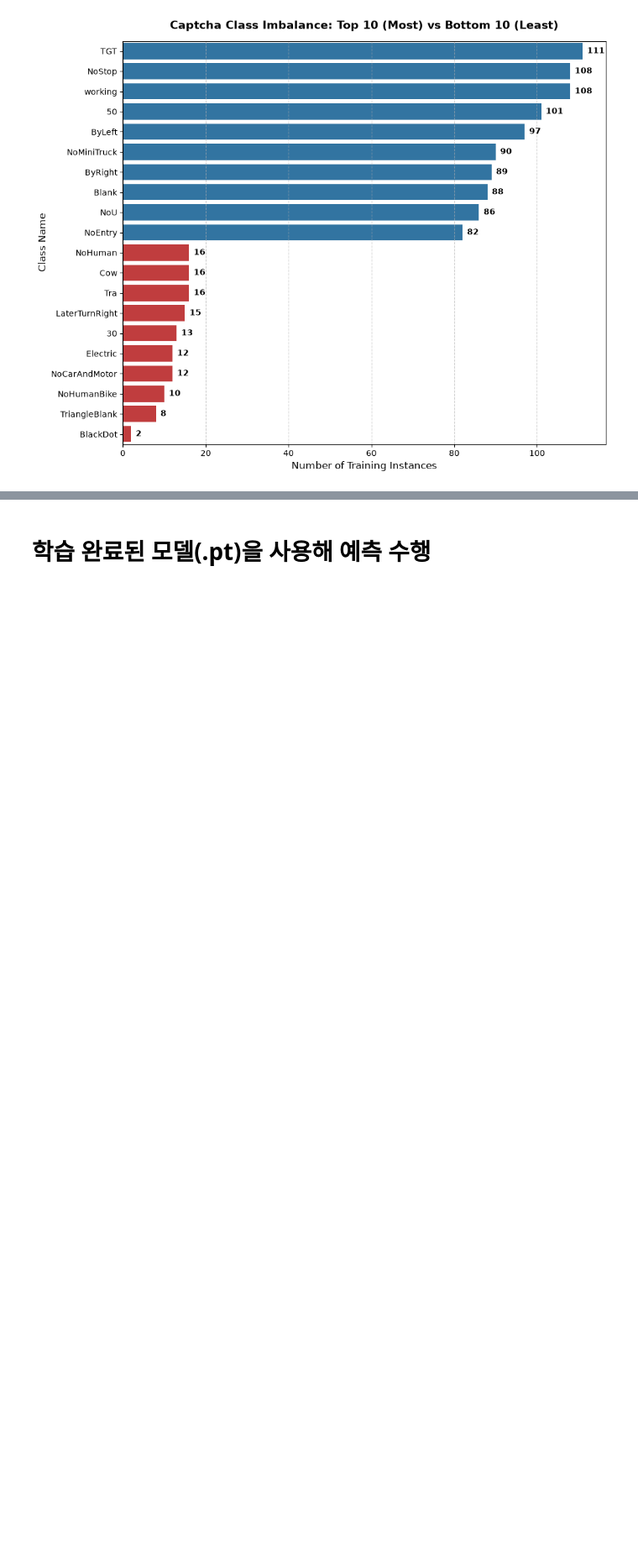
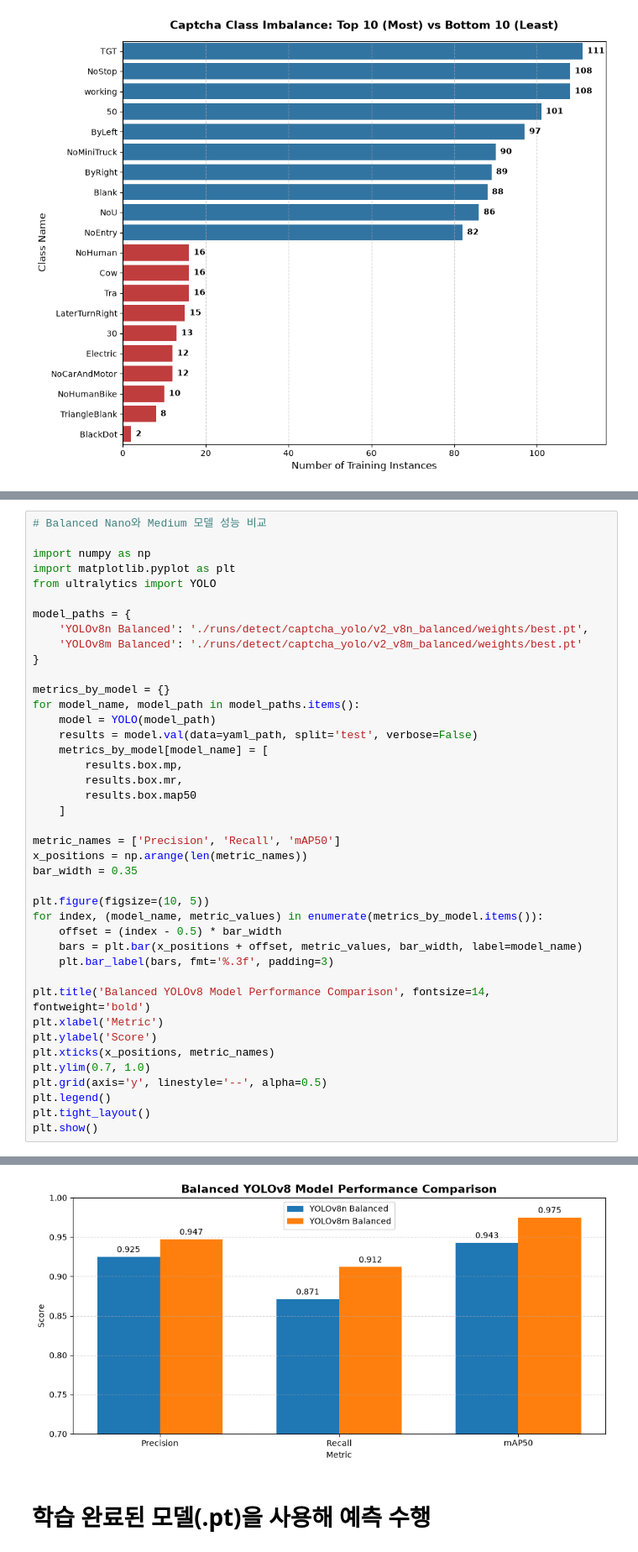
Before and after one commit to SungJin-Park530/DLPRJ, a Jupyter notebook: 박성진_딥러닝프로젝트.ipynb, the cells around one changed output, grey strips where cells are left out. Shown at 84% size. Drawn from its saved outputs; the diff is of its cells as text; blank space fills up the shorter version.

```diff
--- a/박성진_딥러닝프로젝트.ipynb
+++ b/박성진_딥러닝프로젝트.ipynb
@@ -1467,0 +1581,42 @@ Passing `palette` without assigning `hue` is deprecated and will be removed in v
+# %%
+# Balanced Nano와 Medium 모델 성능 비교
+
+import numpy as np
+import matplotlib.pyplot as plt
+from ultralytics import YOLO
+
+model_paths = {
+    'YOLOv8n Balanced': './runs/detect/captcha_yolo/v2_v8n_balanced/weights/best.pt',
+    'YOLOv8m Balanced': './runs/detect/captcha_yolo/v2_v8m_balanced/weights/best.pt'
+}
+
+metrics_by_model = {}
+for model_name, model_path in model_paths.items():
+    model = YOLO(model_path)
+    results = model.val(data=yaml_path, split='test', verbose=False)
+    metrics_by_model[model_name] = [
+        results.box.mp,
+        results.box.mr,
+        results.box.map50
+    ]
+
+metric_names = ['Precision', 'Recall', 'mAP50']
+x_positions = np.arange(len(metric_names))
+bar_width = 0.35
+
+plt.figure(figsize=(10, 5))
+for index, (model_name, metric_values) in enumerate(metrics_by_model.items()):
+    offset = (index - 0.5) * bar_width
+    bars = plt.bar(x_positions + offset, metric_values, bar_width, label=model_name)
+    plt.bar_label(bars, fmt='%.3f', padding=3)
+
+plt.title('Balanced YOLOv8 Model Performance Comparison', fontsize=14, fontweight='bold')
+plt.xlabel('Metric')
+plt.ylabel('Score')
+plt.xticks(x_positions, metric_names)
+plt.ylim(0.7, 1.0)
+plt.grid(axis='y', linestyle='--', alpha=0.5)
+plt.legend()
+plt.tight_layout()
+plt.show()
+# %% [output]
@@ -1468,3 +1639,4 @@ Passing `palette` without assigning `hue` is deprecated and will be removed in v
+[figure, added]
 # %% [markdown]
 # 학습 완료된 모델(.pt)을 사용해 예측 수행
 # %%
```
Also changed, not shown: parts of 3 cells of this notebook, 1 other file.
